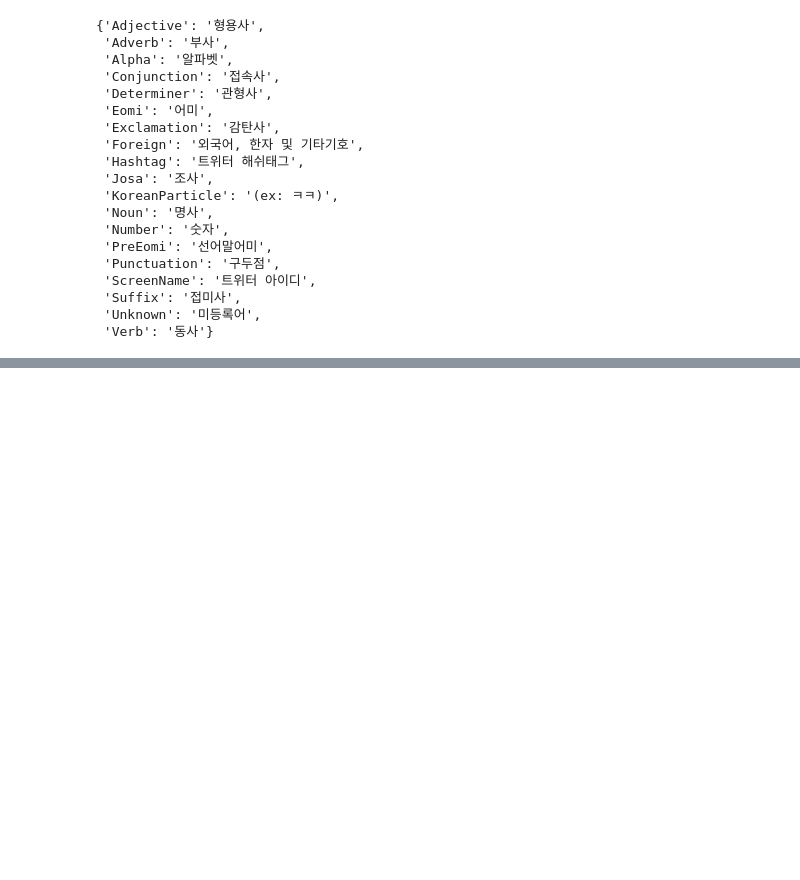
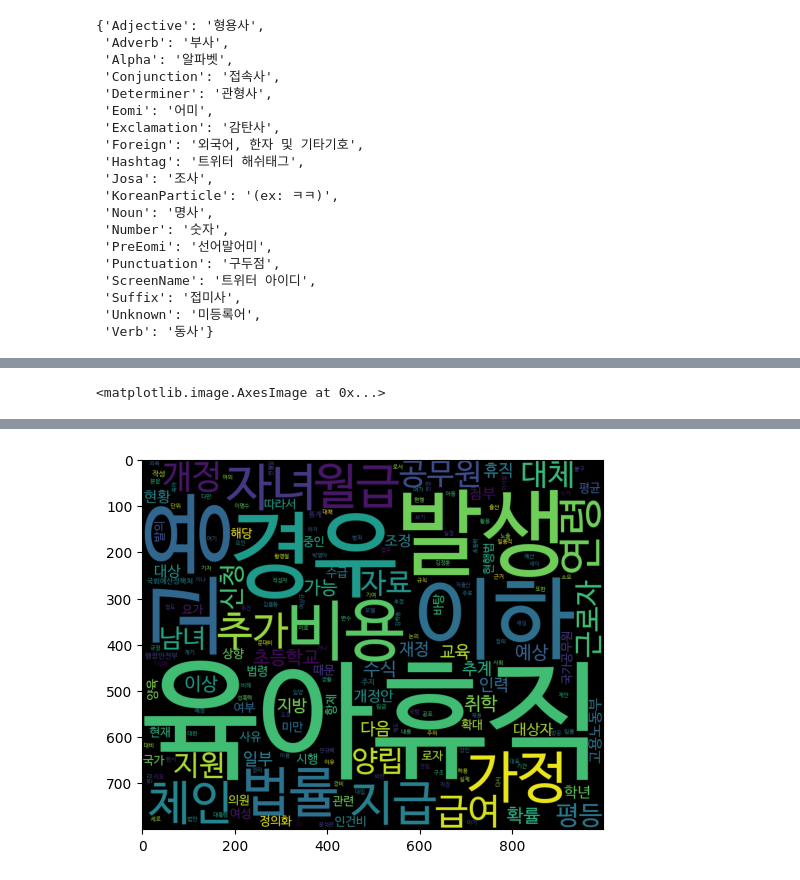
Before and after one commit to rladbstj56/2024PythonDataAnalysis, a Jupyter notebook: 241128_텍스트마이닝.ipynb, the cells around one changed output, grey strips where cells are left out. Cells and saved outputs as stored; diff of their text form; code cells hidden in the pictures; blank space fills up the shorter version.

```diff
--- a/241128_텍스트마이닝.ipynb
+++ b/241128_텍스트마이닝.ipynb
@@ -159,0 +237,6 @@ for i, v in enumerate(noun_list):
+# %%
+from konlpy.corpus import kobill
+kobill.fileids()
+bill = kobill.open('1809893.txt').read()
+size = 50
+print(bill[:size])
@@ -159,0 +300,10 @@ for i, v in enumerate(noun_list):
+# %%
+nouns = okt.nouns(bill)
+words = [n for n in nouns if len(n) > 1]
+c = Counter(words)
+wc = WordCloud(font_path=fontpath, width=499, height=400, scale=2.0, max_font_size=250)
+gen = wc.generate_from_frequencies(c)
+plt.figure()
+plt.imshow(gen)
+# %% [output]
+<matplotlib.image.AxesImage at 0x...>
@@ -159,0 +327 @@ for i, v in enumerate(noun_list):
+[figure, added]
```
Also changed, not shown: parts of 14 cells of this notebook.
